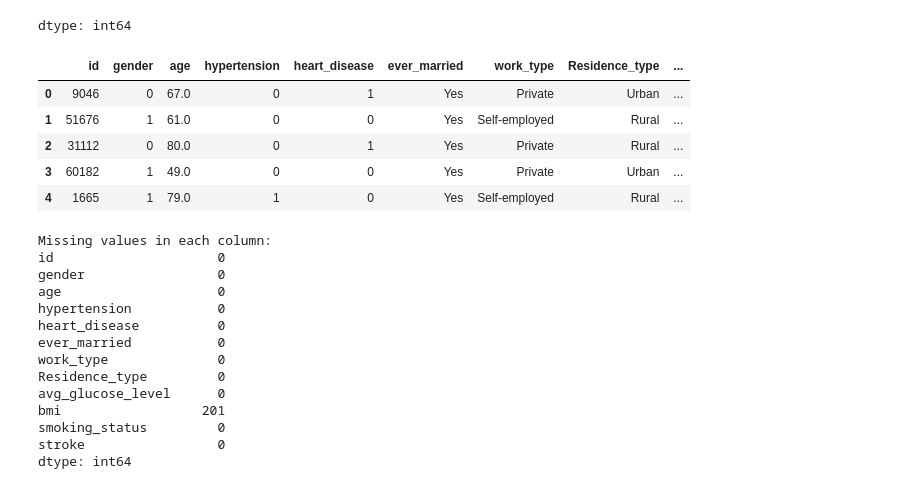
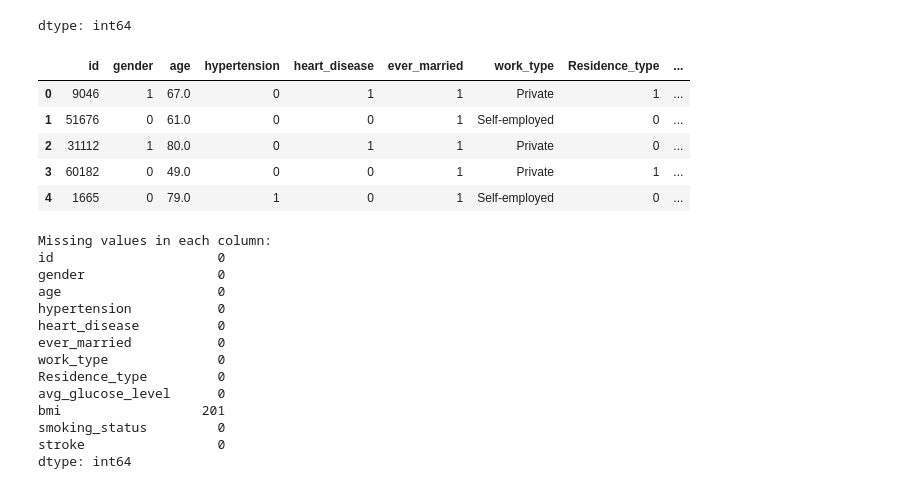
Before and after one commit to SaadAttalla/Stroke_Pre-Detection_Analysis, a Jupyter notebook: Stroke_Project.ipynb, the cells around one changed output. Cells and saved outputs as stored; diff of their text form; code cells hidden in the pictures.

```diff
--- a/Stroke_Project.ipynb
+++ b/Stroke_Project.ipynb
@@ -16,7 +37,7 @@ from sklearn.impute import SimpleImputer
 import warnings
 warnings.filterwarnings('ignore')
 # %%
-df=pd.DataFrame(pd.read_csv('/content/full-stroke-data.csv'))
+df=pd.read_csv('/content/full-stroke-data.csv')
 df.head(5)
 # %% [output]
 |  | id | gender | age | hypertension | heart_disease | ever_married | work_type | Residence_type | ... |
@@ -38,0 +73,4 @@ df= df[df['gender'].isin(['Male', 'Female'])]
+# %%
+index=[i for i in range(df.shape[0])]
+df.index=index
+df.iloc[3114:3118,:]
@@ -44,14 +88,14 @@ df['gender'].value_counts()
 | Female | 2994 |
 | Male | 2115 |
 dtype: int64
-# %%
-df['gender'] = df['gender'].map({'Male': 0, 'Female': 1})
-# %%
-df.head(5)
-# %% [output]
-|  | id | gender | age | hypertension | heart_disease | ever_married | work_type | Residence_type | ... |
-| 0 | 9046 | 0 | 67.0 | 0 | 1 | Yes | Private | Urban | ... |
-| 1 | 51676 | 1 | 61.0 | 0 | 0 | Yes | Self-employed | Rural | ... |
-| 2 | 31112 | 0 | 80.0 | 0 | 1 | Yes | Private | Rural | ... |
-| 3 | 60182 | 1 | 49.0 | 0 | 0 | Yes | Private | Urban | ... |
-| 4 | 1665 | 1 | 79.0 | 1 | 0 | Yes | Self-employed | Rural | ... |
+# %%
+df[["ever_married","Residence_type","gender"]]=pd.get_dummies(df[["ever_married","Residence_type","gender"]],drop_first=True)
+df[["ever_married", "Residence_type", "gender"]] = df[["ever_married", "Residence_type", "gender"]].astype(int)
+df.head(5)
+# %% [output]
+|  | id | gender | age | hypertension | heart_disease | ever_married | work_type | Residence_type | ... |
+| 0 | 9046 | 1 | 67.0 | 0 | 1 | 1 | Private | 1 | ... |
+| 1 | 51676 | 0 | 61.0 | 0 | 0 | 1 | Self-employed | 0 | ... |
+| 2 | 31112 | 1 | 80.0 | 0 | 1 | 1 | Private | 0 | ... |
+| 3 | 60182 | 0 | 49.0 | 0 | 0 | 1 | Private | 1 | ... |
+| 4 | 1665 | 0 | 79.0 | 1 | 0 | 1 | Self-employed | 0 | ... |
```
Also changed, not shown: parts of 39 cells of this notebook.
